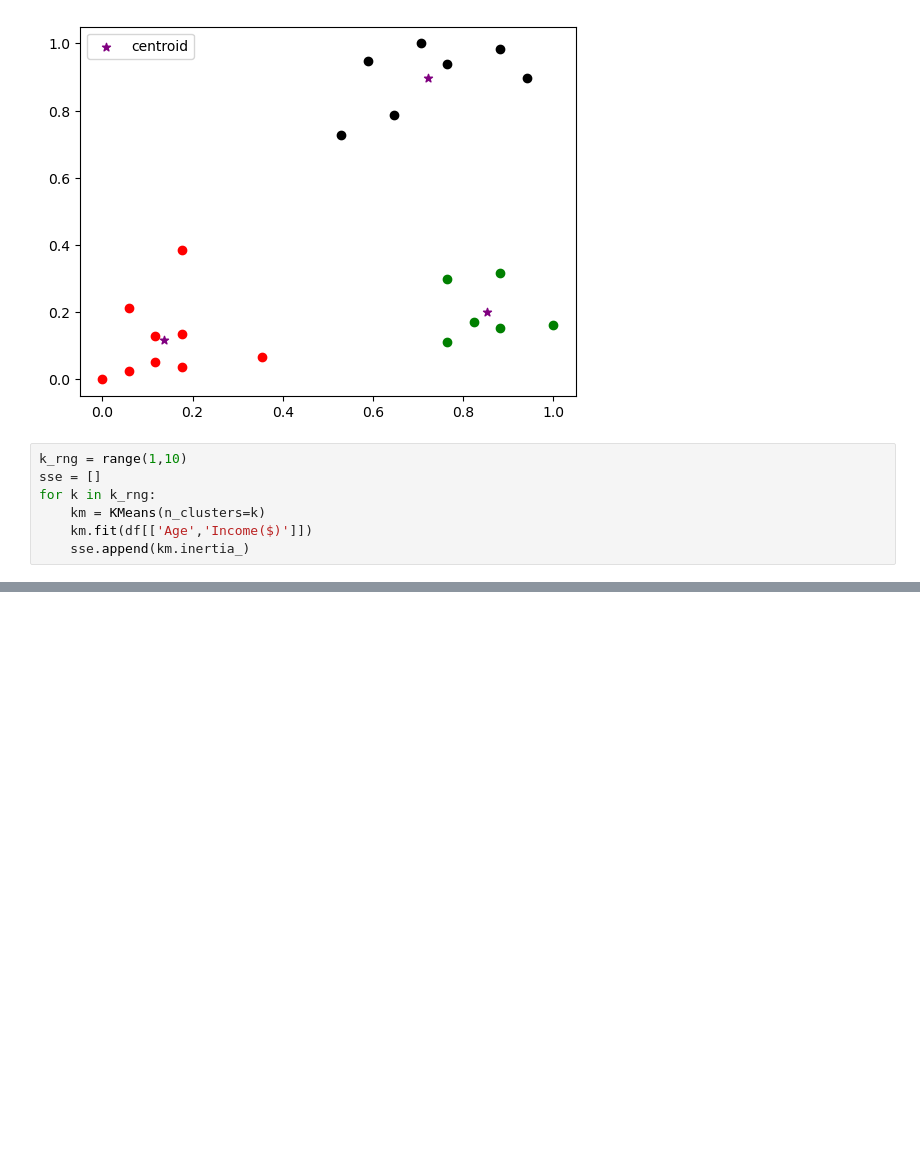
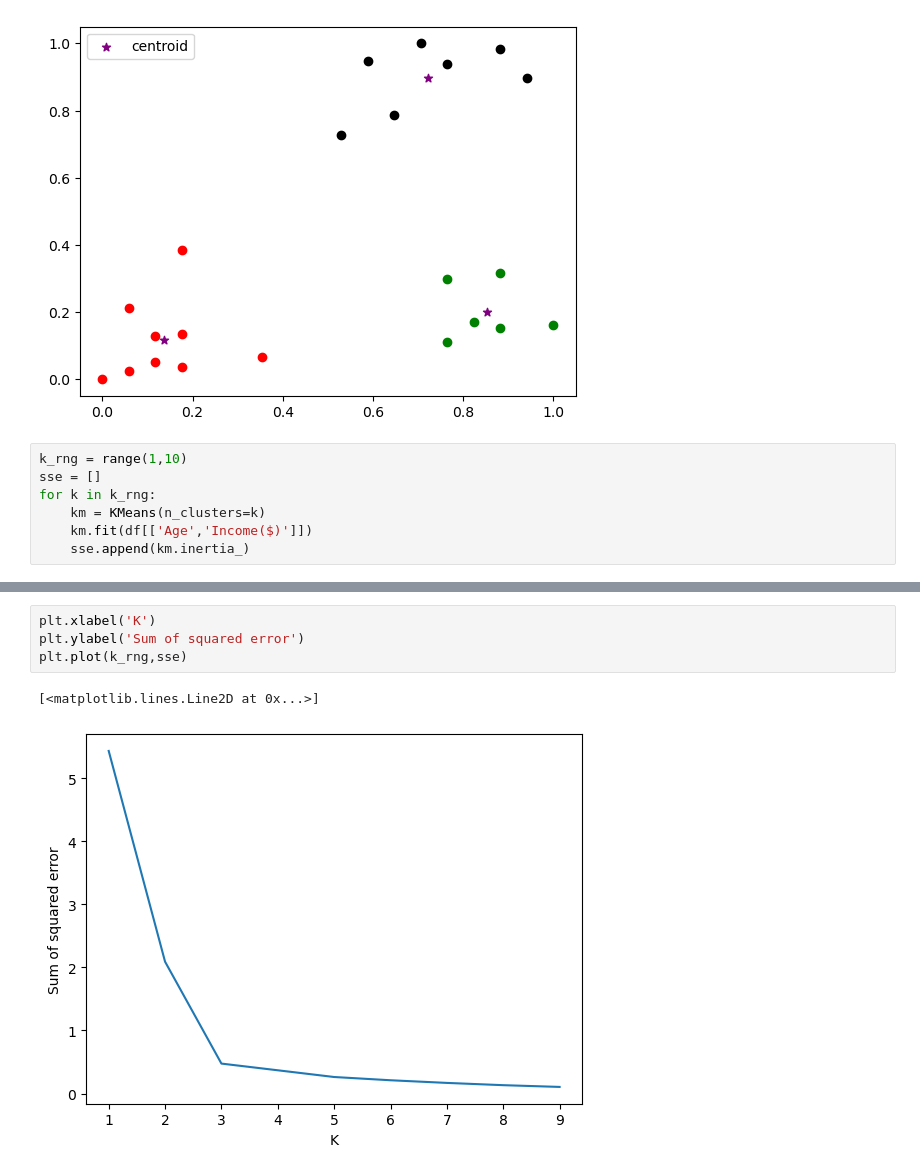
Before and after one commit to gauravmalaviya143/Machine-Learning, a Jupyter notebook: K_Means/K_Means.ipynb, the cells around one changed output, grey strips where cells are left out. Saved outputs shown, nothing was run; the diff lists cells and outputs as text; blank space fills up the shorter version.

```diff
--- a/K_Means/K_Means.ipynb
+++ b/K_Means/K_Means.ipynb
@@ -137,0 +150,7 @@ for k in k_rng:
+# %%
+plt.xlabel('K')
+plt.ylabel('Sum of squared error')
+plt.plot(k_rng,sse)
+# %% [output]
+[<matplotlib.lines.Line2D at 0x...>]
+[figure, added]
```
Also changed, not shown: parts of 1 cell of this notebook, 2 other files.
